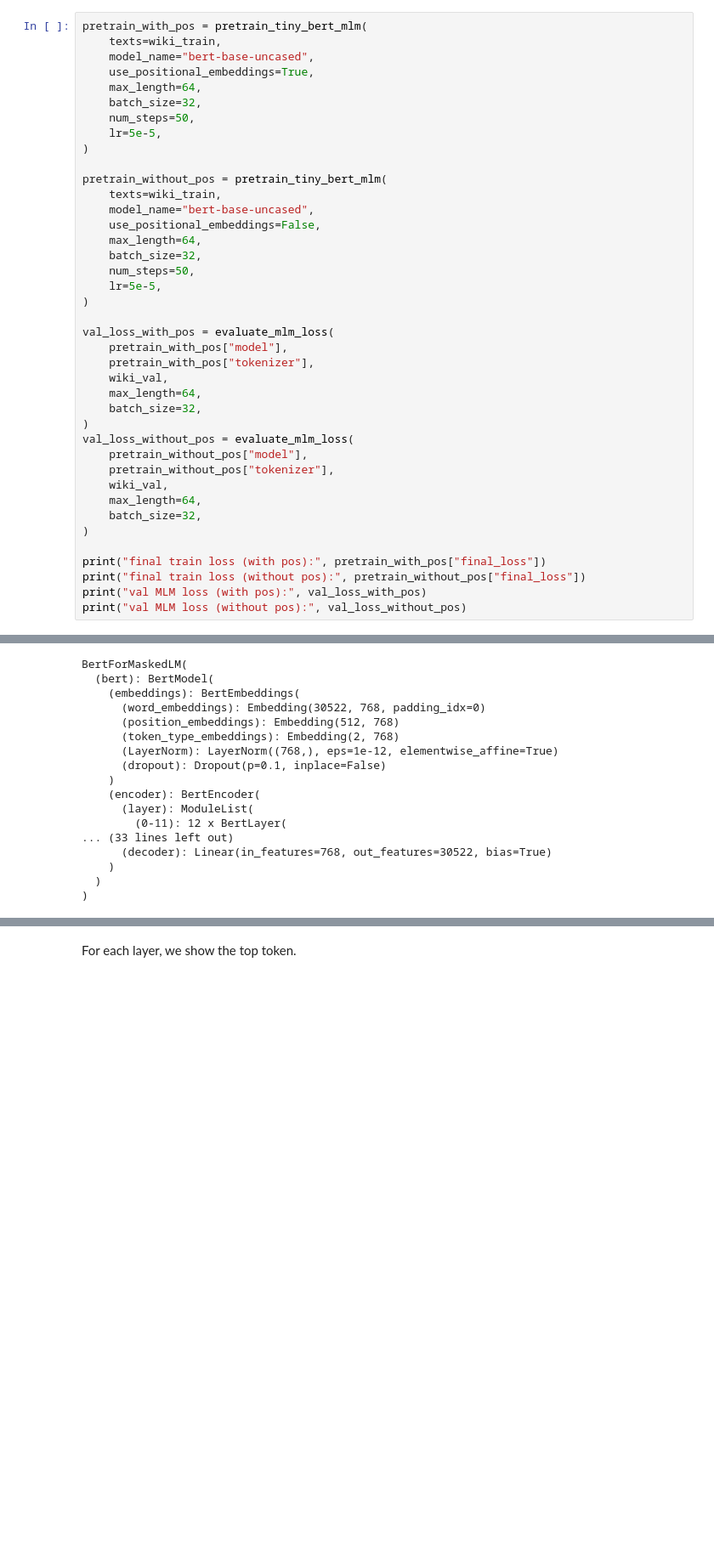
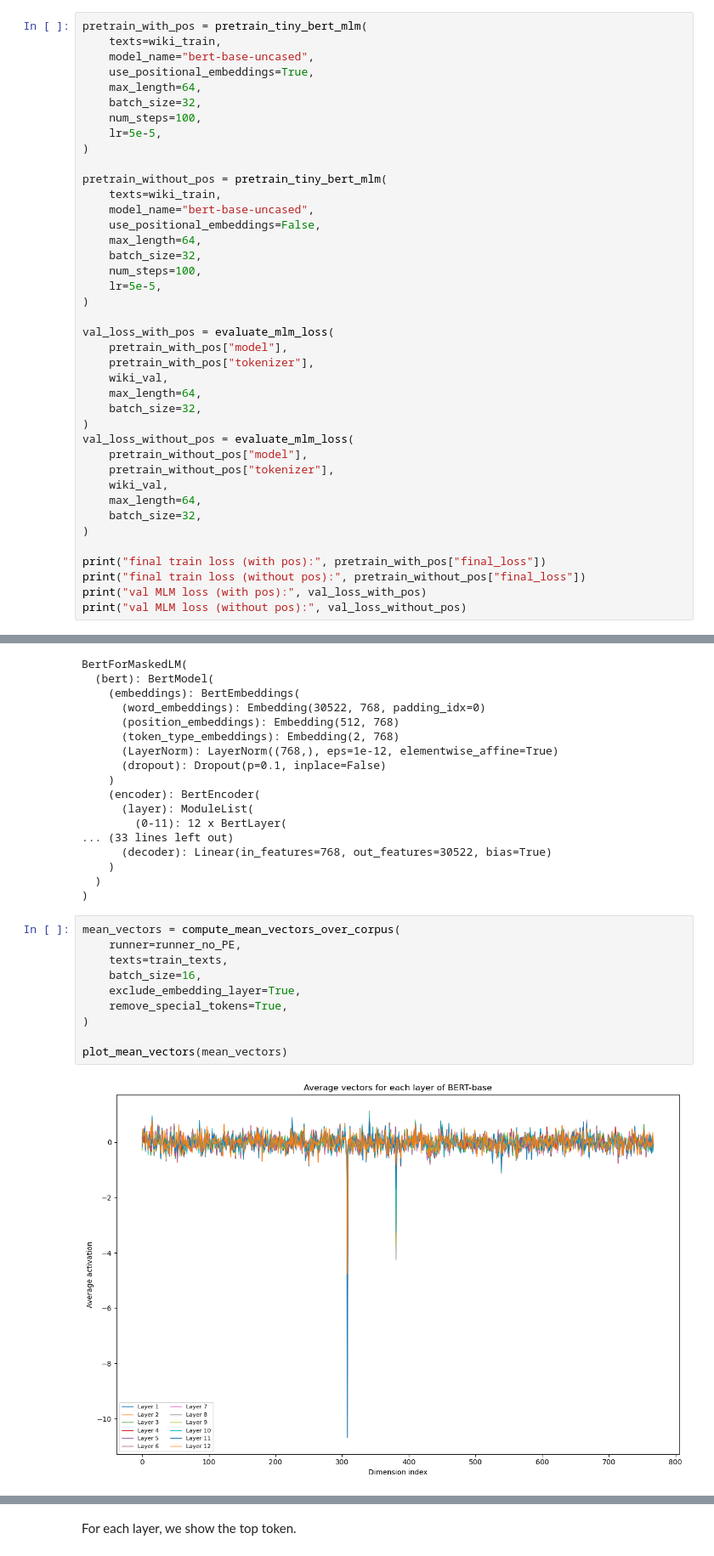
Before and after one commit to Myskdias/XAI, a Jupyter notebook: projet_src.ipynb, the cells around one changed output, grey strips where cells are left out. Shown at 85% size. Cells and saved outputs as stored; diff of their text form; blank space fills up the shorter version.

```diff
--- a/projet_src.ipynb
+++ b/projet_src.ipynb
@@ -369,7 +464,7 @@ pretrain_with_pos = pretrain_tiny_bert_mlm(
     use_positional_embeddings=True,
     max_length=64,
     batch_size=32,
-    num_steps=50,
+    num_steps=100,
     lr=5e-5,
 )
 
@@ -379,7 +474,7 @@ pretrain_without_pos = pretrain_tiny_bert_mlm(
     use_positional_embeddings=False,
     max_length=64,
     batch_size=32,
-    num_steps=50,
+    num_steps=100,
     lr=5e-5,
 )
 
@@ -453,6 +548,18 @@ BertForMaskedLM(
     )
   )
 )
+# %%
+mean_vectors = compute_mean_vectors_over_corpus(
+    runner=runner_no_PE,
+    texts=train_texts,
+    batch_size=16,
+    exclude_embedding_layer=True,
+    remove_special_tokens=True,
+)
+
+plot_mean_vectors(mean_vectors)
+# %% [output]
+[figure, added]
 # %%
 mean_vectors = compute_mean_vectors_over_corpus(
     runner=runner_no_PE,
```
Also changed, not shown: parts of 19 cells of this notebook, 1 other file.
